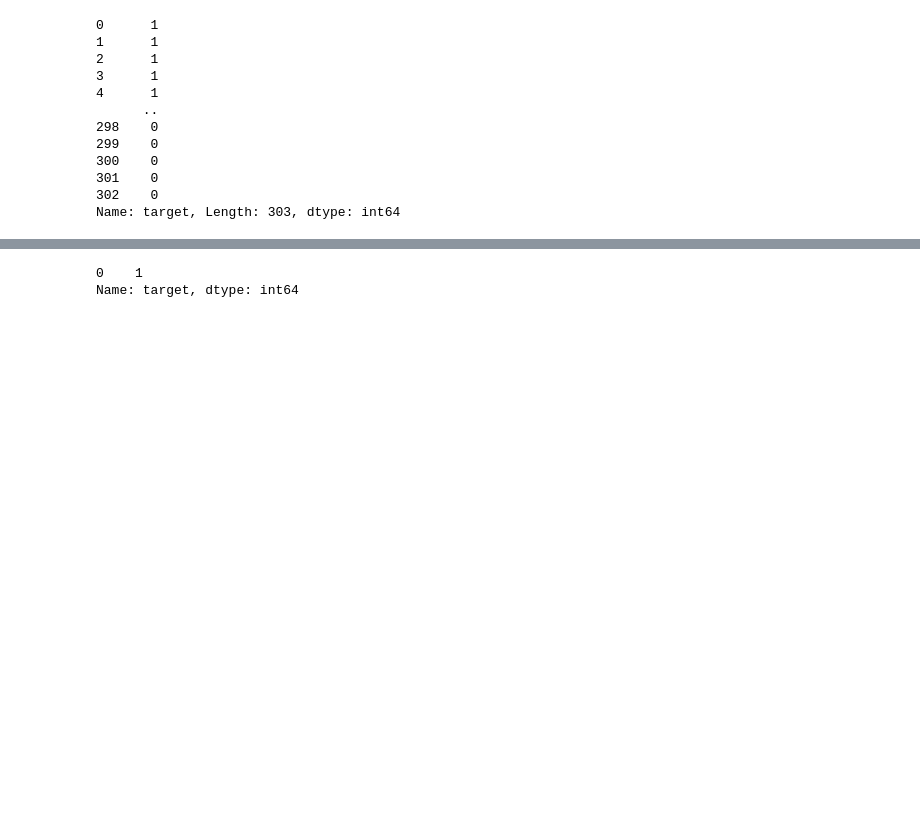
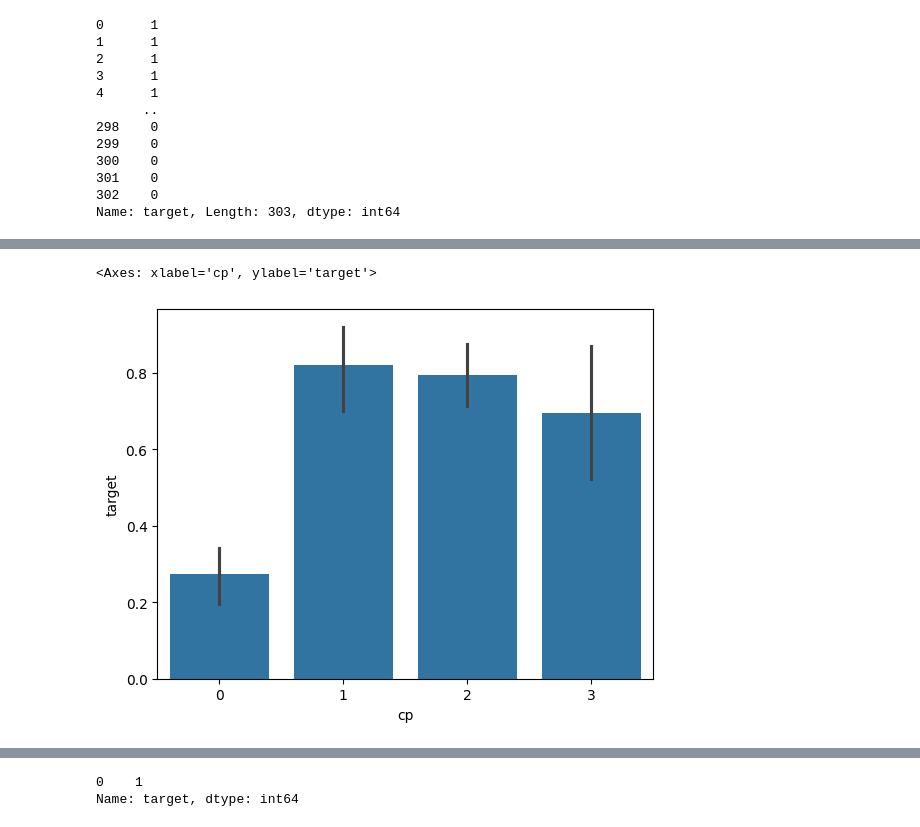
Before and after one commit to Sulphite05/MachineLearning, a Jupyter notebook: Labs/lab3.ipynb, the cells around one changed output, grey strips where cells are left out. Cells and saved outputs as stored; diff of their text form; code cells hidden in the pictures; blank space fills up the shorter version.

```diff
--- a/Labs/lab3.ipynb
+++ b/Labs/lab3.ipynb
@@ -84,0 +141,5 @@ Name: target, Length: 303, dtype: int64
+# %%
+sns.barplot(x=data['cp'], y=Y)
+# %% [output]
+<Axes: xlabel='cp', ylabel='target'>
+[figure, added]
```
Also changed, not shown: parts of 33 cells of this notebook, 2 other files.
